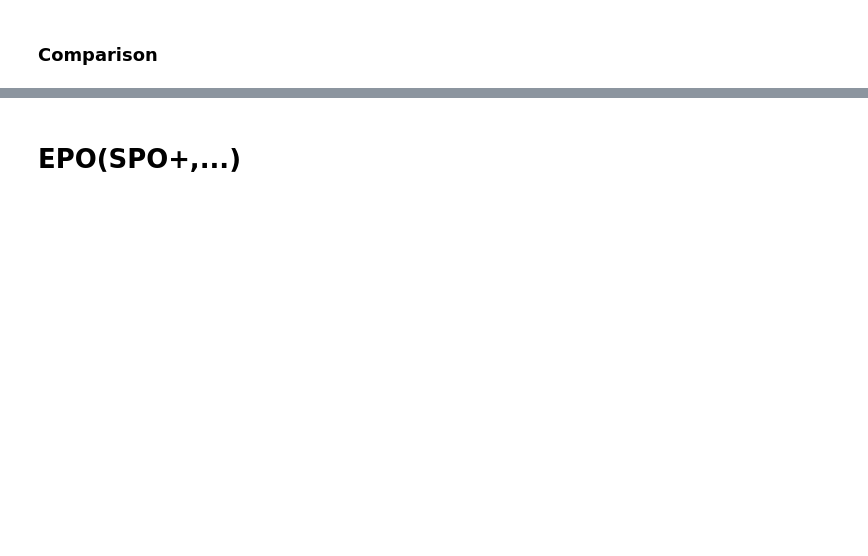
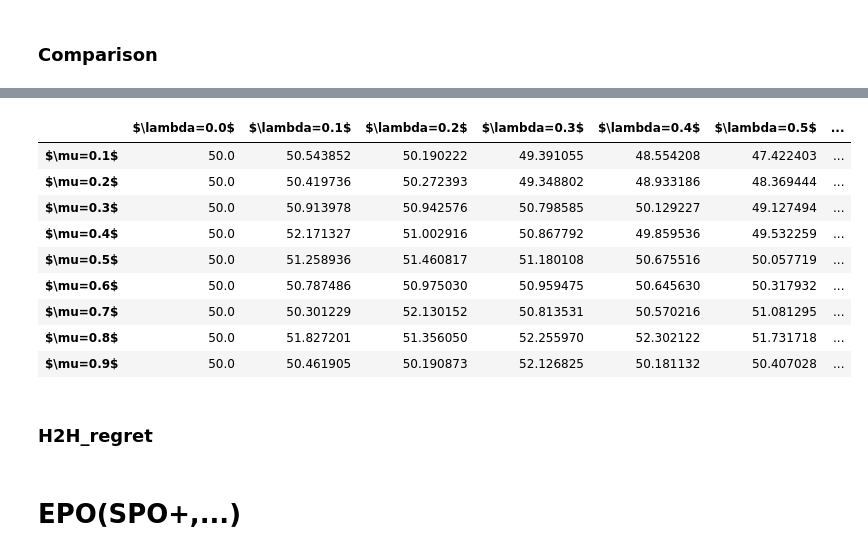
Before and after one commit to xunzhang-sjtu/Decision_Driven_Regularization, a Jupyter notebook: Shortest_Path_Reproduce/Baseline_Test.ipynb, the cells around one changed output, grey strips where cells are left out. Drawn from its saved outputs; the diff is of its cells as text; code cells hidden in the pictures; blank space fills up the shorter version.

```diff
--- a/Shortest_Path_Reproduce/Baseline_Test.ipynb
+++ b/Shortest_Path_Reproduce/Baseline_Test.ipynb
@@ -277,5 +300,20 @@ regret_DDR_vs_OLS_para_avg_df.to_csv(DataPath+"regret_ddr_vs_ols_avg.csv")
 # %%
-h2h_DDR_vs_OLS_para_avg_df = pd.DataFrame(h2h_ddr_vs_ols_avg)
+h2h_DDR_vs_OLS_para_avg_df = pd.DataFrame(h2h_ddr_vs_ols_avg * 100)
 h2h_DDR_vs_OLS_para_avg_df.index = ["$\mu="+str(mu)+"$" for mu in mu_all]
 h2h_DDR_vs_OLS_para_avg_df.columns = ["$\lambda="+str(lamb)+"$" for lamb in lamb_all]
 h2h_DDR_vs_OLS_para_avg_df.to_csv(DataPath+"h2h_ddr_vs_ols_avg.csv")
+# %%
+h2h_DDR_vs_OLS_para_avg_df
+# %% [output]
+|  | $\lambda=0.0$ | $\lambda=0.1$ | $\lambda=0.2$ | $\lambda=0.3$ | $\lambda=0.4$ | $\lambda=0.5$ | ... |
+| $\mu=0.1$ | 50.0 | 50.543852 | 50.190222 | 49.391055 | 48.554208 | 47.422403 | ... |
+| $\mu=0.2$ | 50.0 | 50.419736 | 50.272393 | 49.348802 | 48.933186 | 48.369444 | ... |
+| $\mu=0.3$ | 50.0 | 50.913978 | 50.942576 | 50.798585 | 50.129227 | 49.127494 | ... |
+| $\mu=0.4$ | 50.0 | 52.171327 | 51.002916 | 50.867792 | 49.859536 | 49.532259 | ... |
+| $\mu=0.5$ | 50.0 | 51.258936 | 51.460817 | 51.180108 | 50.675516 | 50.057719 | ... |
+| $\mu=0.6$ | 50.0 | 50.787486 | 50.975030 | 50.959475 | 50.645630 | 50.317932 | ... |
+| $\mu=0.7$ | 50.0 | 50.301229 | 52.130152 | 50.813531 | 50.570216 | 51.081295 | ... |
+| $\mu=0.8$ | 50.0 | 51.827201 | 51.356050 | 52.255970 | 52.302122 | 51.731718 | ... |
+| $\mu=0.9$ | 50.0 | 50.461905 | 50.190873 | 52.126825 | 50.181132 | 50.407028 | ... |
+# %% [markdown]
+### H2H_regret
```
Also changed, not shown: parts of 13 cells of this notebook, 6 other files.
